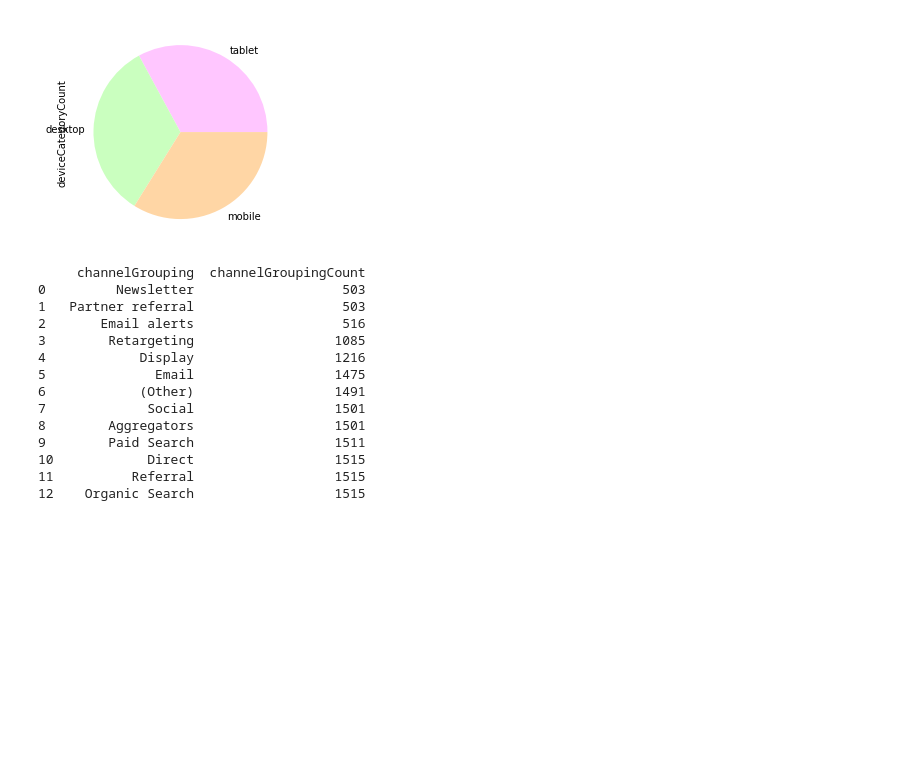
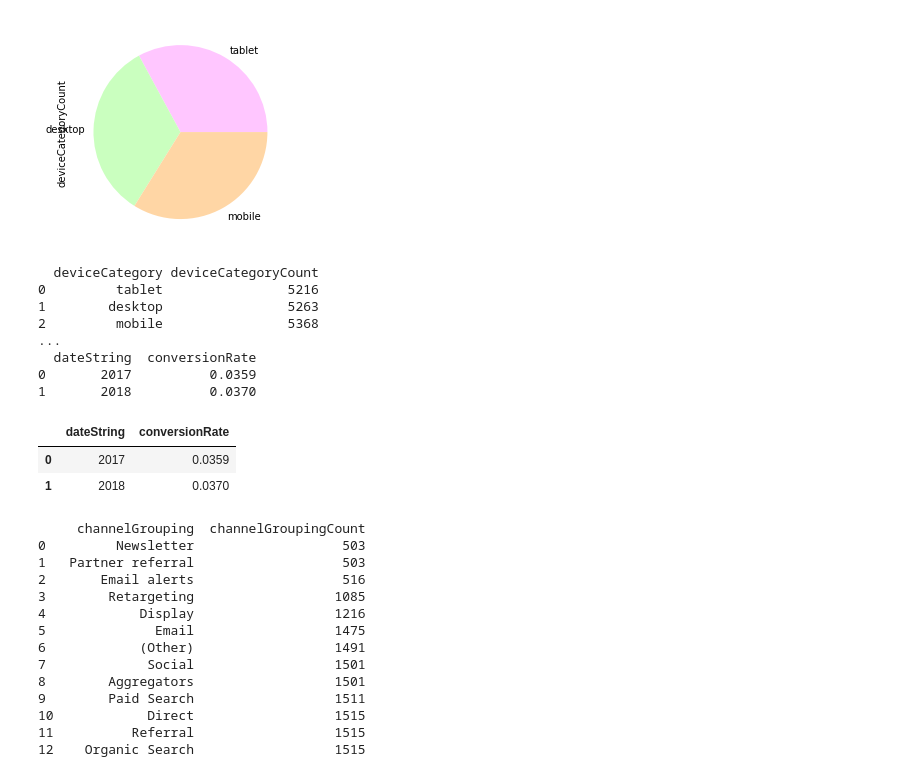
Before and after one commit to Coletterbox/More-BigQuery-with-Python, a Jupyter notebook: queriesWithGraphs3.ipynb, the cells around one changed output. Cells and saved outputs as stored; diff of their text form; code cells hidden in the pictures; blank space fills up the shorter version.

Commit message:
Add experiment with casting

```diff
--- a/queriesWithGraphs3.ipynb
+++ b/queriesWithGraphs3.ipynb
@@ -47,6 +45,38 @@ runQuery(query2).plot.pie(x='deviceCategory', y='deviceCategoryCount', colors=th
 2         mobile                 5368
 <AxesSubplot:ylabel='deviceCategoryCount'>
 [figure]
+# %%
+# for testing CONVERT and CAST - can delete
+# #legacySQL
+query21 = """
+    SELECT deviceCategory, CAST(COUNT(*) AS string) AS deviceCategoryCount
+    FROM apprenticeship-299321.sample_data.datatable
+    GROUP BY deviceCategory
+    ORDER BY deviceCategoryCount ASC
+"""
+runQuery(query21)
+# runQuery(query2).plot.pie(x='deviceCategory', y='deviceCategoryCount', colors=threeColorsArray, legend=False, labels=["tablet", "desktop", "mobile"])
+print("...")
+query81 = """
+    SELECT LEFT(CAST(date AS string), 4) AS dateString, ROUND((AVG(conversions))/(AVG(sessions)), 4) as conversionRate
+    FROM apprenticeship-299321.sample_data.datatable
+    GROUP BY dateString
+    ORDER BY dateString ASC
+"""
+runQuery(query81)
+# so I can confirm that it's casting properly etc.
+# %% [output]
+  deviceCategory deviceCategoryCount
+0         tablet                5216
+1        desktop                5263
+2         mobile                5368
+...
+  dateString  conversionRate
+0       2017          0.0359
+1       2018          0.0370
+|  | dateString | conversionRate |
+| 0 | 2017 | 0.0359 |
+| 1 | 2018 | 0.0370 |
 # %%
 # again, re-evaluate whether this should be SUM - what does the data represent?
 query3 = """
```
Also changed, not shown: parts of 1 cell of this notebook.
